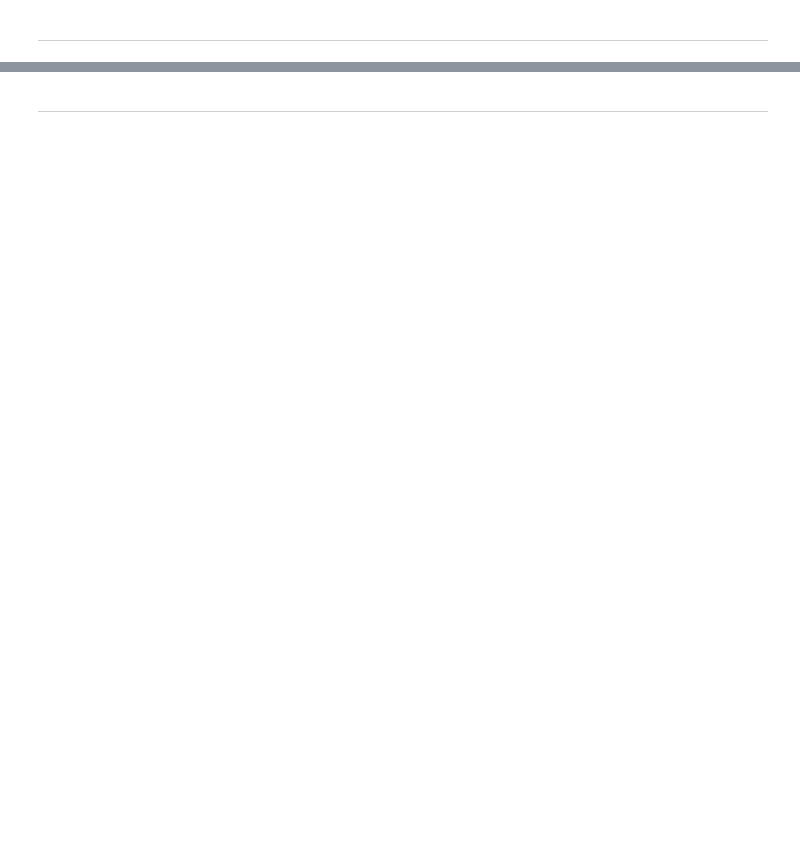
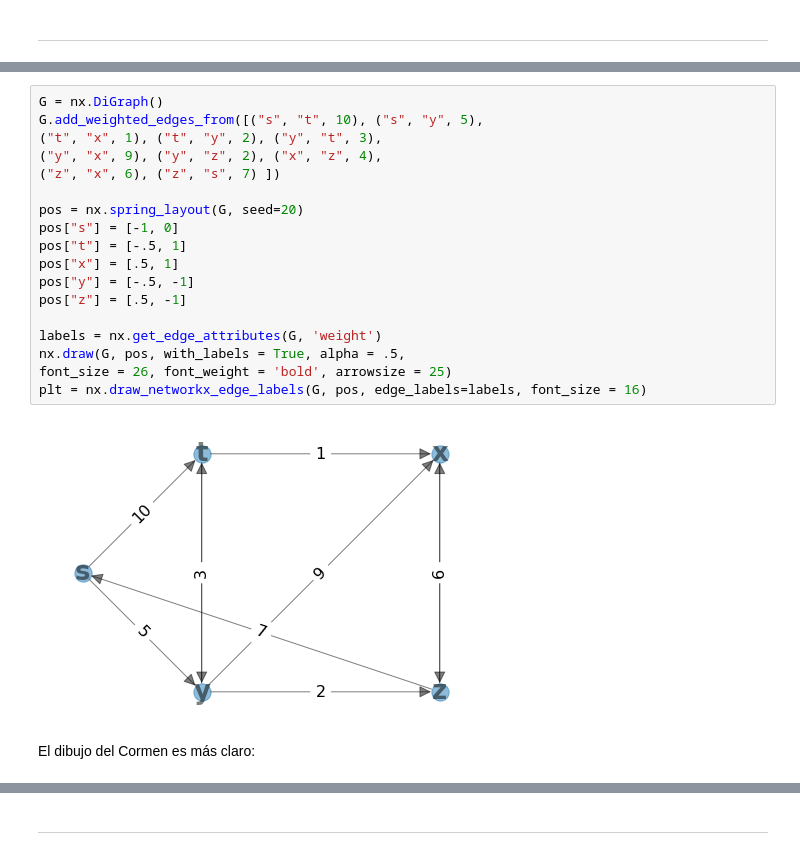
Before and after one commit to pgbarletta/Algoritmos, a Jupyter notebook: teoricas/8-camino_minimo/teorica_camino_minimo.ipynb, the cells around one changed output, grey strips where cells are left out. Cells and saved outputs as stored; diff of their text form; blank space fills up the shorter version.

```diff
--- a/teoricas/8-camino_minimo/teorica_camino_minimo.ipynb
+++ b/teoricas/8-camino_minimo/teorica_camino_minimo.ipynb
@@ -140,0 +228,22 @@ la misma que Kruskal.
+# %%
+G = nx.DiGraph()
+G.add_weighted_edges_from([("s", "t", 10), ("s", "y", 5),
+("t", "x", 1), ("t", "y", 2), ("y", "t", 3),
+("y", "x", 9), ("y", "z", 2), ("x", "z", 4),
+("z", "x", 6), ("z", "s", 7) ])
+
+pos = nx.spring_layout(G, seed=20)
+pos["s"] = [-1, 0]
+pos["t"] = [-.5, 1]
+pos["x"] = [.5, 1]
+pos["y"] = [-.5, -1]
+pos["z"] = [.5, -1]
+
+labels = nx.get_edge_attributes(G, 'weight')
+nx.draw(G, pos, with_labels = True, alpha = .5,
+font_size = 26, font_weight = 'bold', arrowsize = 25)
+plt = nx.draw_networkx_edge_labels(G, pos, edge_labels=labels, font_size = 16)
+# %% [output]
+[figure, added]
+# %% [markdown]
+El dibujo del Cormen es más claro:
```
Also changed, not shown: parts of 69 cells of this notebook.
